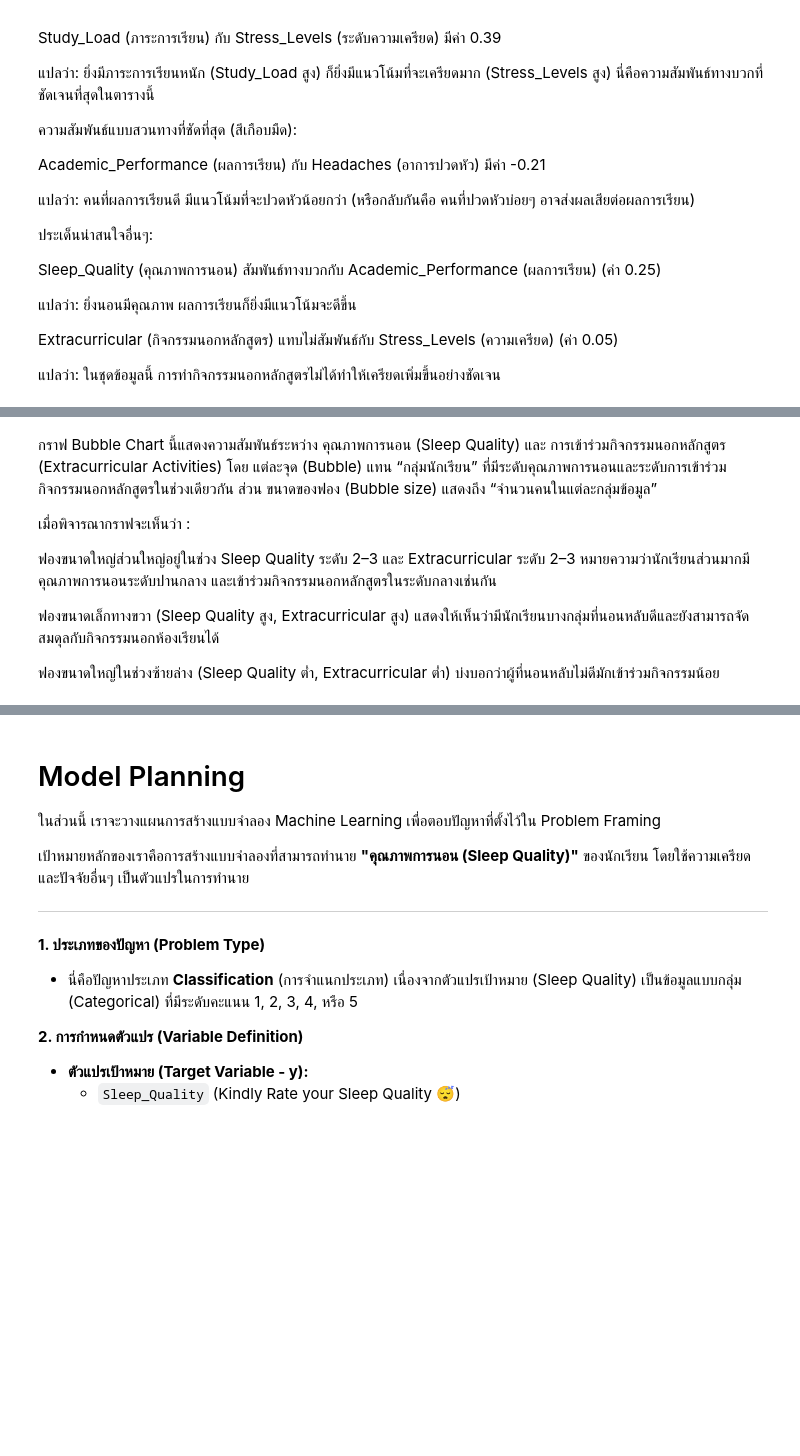
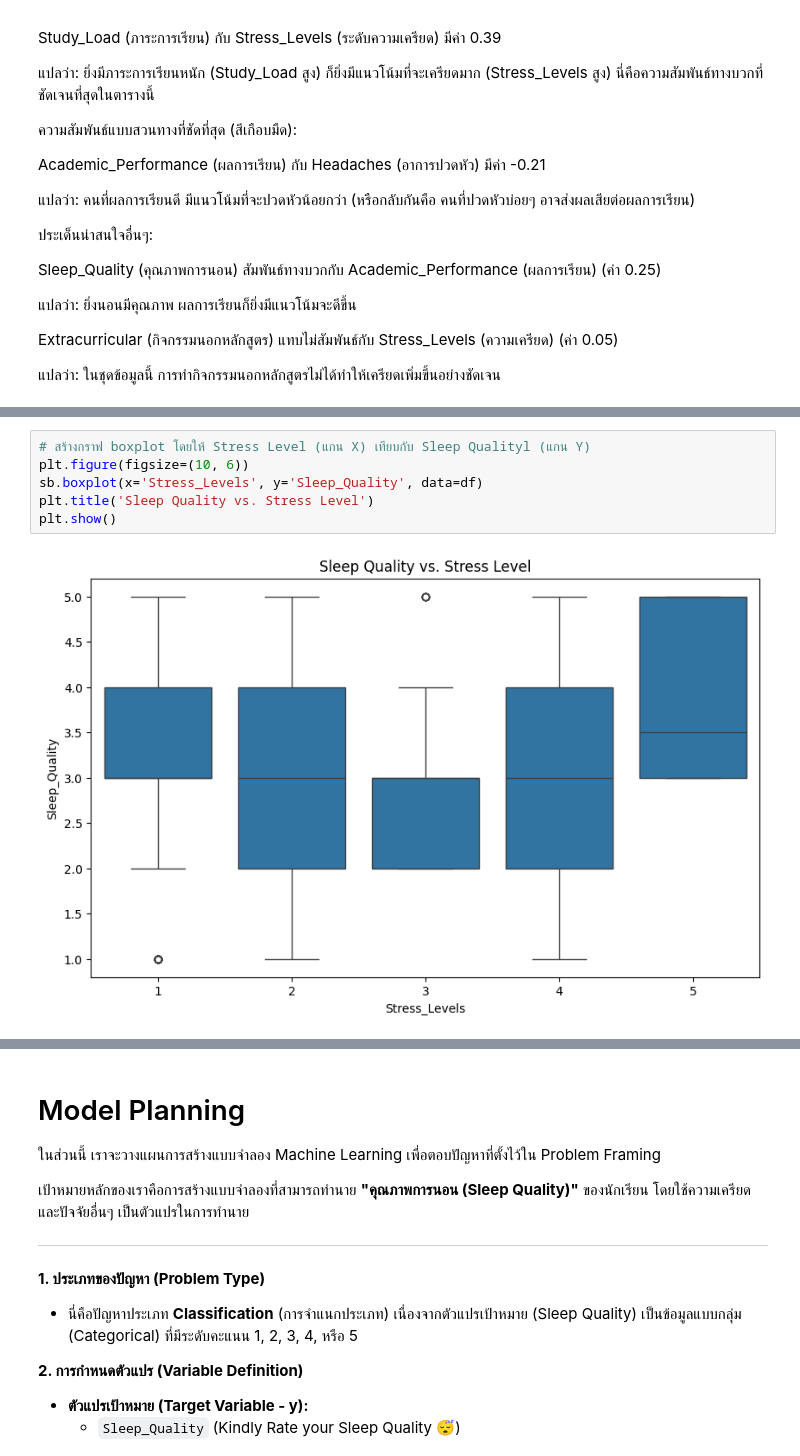
Before and after one commit to Phassakorn512/CS240-termproject, a Jupyter notebook: termproject.ipynb, the cells around one changed output, grey strips where cells are left out. Saved outputs shown, nothing was run; the diff lists cells and outputs as text; blank space fills up the shorter version.

```diff
--- a/termproject.ipynb
+++ b/termproject.ipynb
@@ -775,13 +510,8 @@ plt.show()
-# %% [markdown]
-กราฟ Bubble Chart นี้แสดงความสัมพันธ์ระหว่าง คุณภาพการนอน (Sleep Quality) และ การเข้าร่วมกิจกรรมนอกหลักสูตร (Extracurricular Activities)
-โดย แต่ละจุด (Bubble) แทน “กลุ่มนักเรียน” ที่มีระดับคุณภาพการนอนและระดับการเข้าร่วมกิจกรรมนอกหลักสูตรในช่วงเดียวกัน
-ส่วน ขนาดของฟอง (Bubble size) แสดงถึง “จำนวนคนในแต่ละกลุ่มข้อมูล”
-
-เมื่อพิจารณากราฟจะเห็นว่า :
-
-ฟองขนาดใหญ่ส่วนใหญ่อยู่ในช่วง Sleep Quality ระดับ 2–3 และ Extracurricular ระดับ 2–3
-หมายความว่านักเรียนส่วนมากมีคุณภาพการนอนระดับปานกลาง และเข้าร่วมกิจกรรมนอกหลักสูตรในระดับกลางเช่นกัน
-
-ฟองขนาดเล็กทางขวา (Sleep Quality สูง, Extracurricular สูง) แสดงให้เห็นว่ามีนักเรียนบางกลุ่มที่นอนหลับดีและยังสามารถจัดสมดุลกับกิจกรรมนอกห้องเรียนได้
-
-ฟองขนาดใหญ่ในช่วงซ้ายล่าง (Sleep Quality ต่ำ, Extracurricular ต่ำ) บ่งบอกว่าผู้ที่นอนหลับไม่ดีมักเข้าร่วมกิจกรรมน้อย
+# %%
+# สร้างกราฟ boxplot โดยให้ Stress Level (แกน X) เทียบกับ Sleep Qualityl (แกน Y)
+plt.figure(figsize=(10, 6))
+sb.boxplot(x='Stress_Levels', y='Sleep_Quality', data=df)
+plt.title('Sleep Quality vs. Stress Level')
+plt.show()
+# %% [output]
+[figure, added]
```
Also changed, not shown: parts of 40 cells of this notebook.
